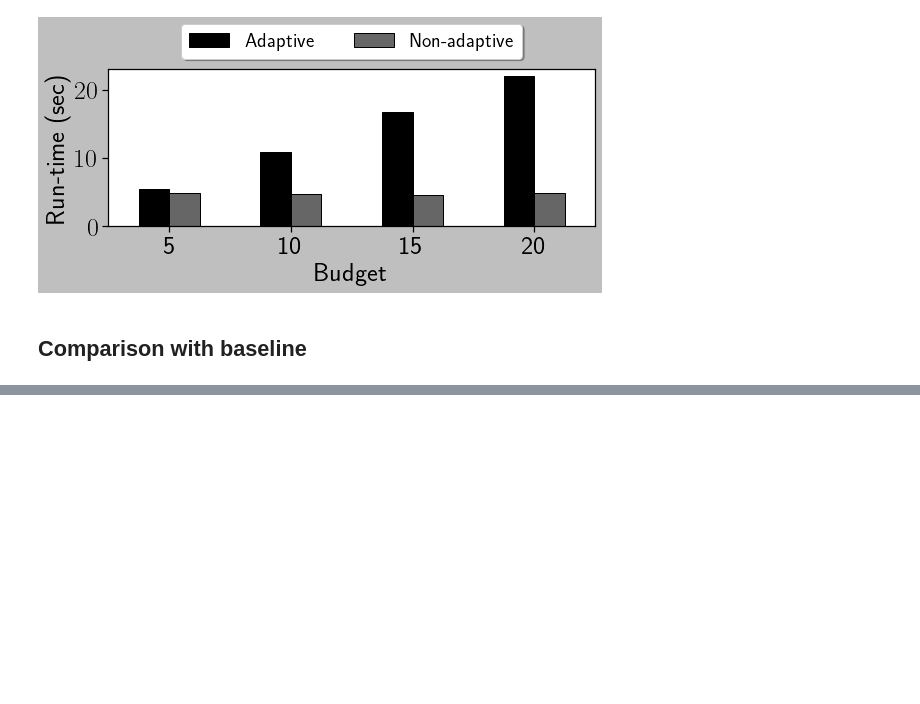
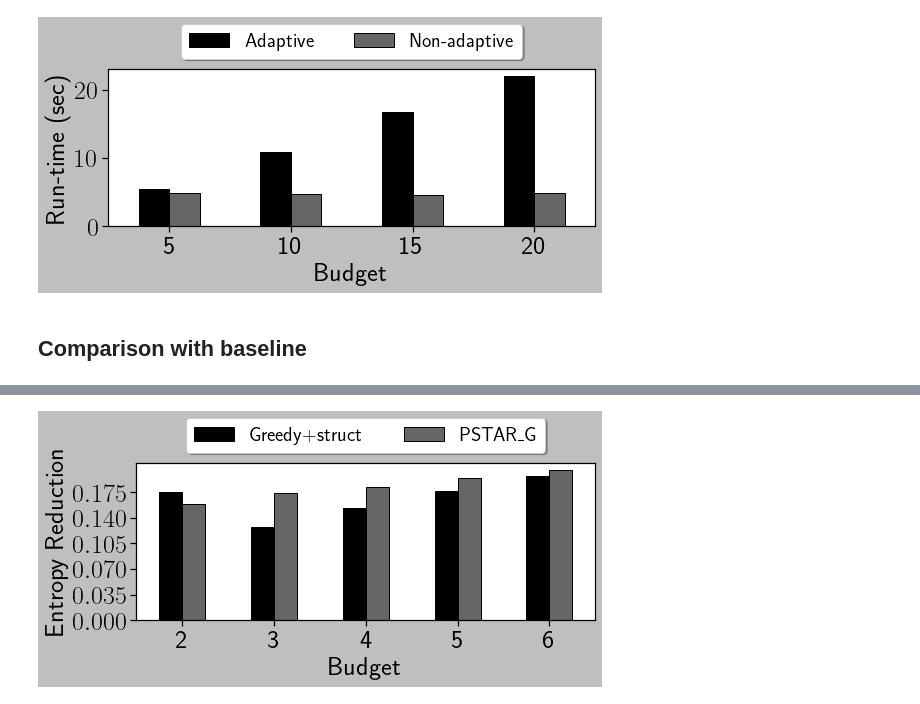
Before and after one commit to toggled/uncertainty, a Jupyter notebook: test.ipynb, the cells around one changed output, grey strips where cells are left out. Drawn from its saved outputs; the diff is of its cells as text; code cells hidden in the pictures; blank space fills up the shorter version.

```diff
--- a/test.ipynb
+++ b/test.ipynb
@@ -2135,3 +2137,84 @@ figs/varyk_products_reach_Q5_ad_nonad_tm.pdf
 # %% [markdown]
 Comparison with baseline
 -----
+# %%
+from matplotlib import pyplot as plt
+from matplotlib.ticker import ScalarFormatter
+plt.rcParams['text.usetex'] = True
+from matplotlib.lines import Line2D,lineStyles
+from itertools import cycle
+import seaborn as sns
+import numpy as np
+import pandas as pd
+sns.set(rc={'figure.figsize':(8,4)})
+sns.set_style("dark", {'axes.grid' : False})
+sns.set_style("ticks")
+plt.style.use('grayscale')
+fontsize = 28
+labelsize = 22
+lw = 2
+
+means = []
+algorithms = []
+times = []
+budgets = []
+data = 'products'
+for k in [2,3,4,5,6]:
+    print('---- budget ---- ',k)
+    b_df = pd.read_csv('7_3_2/TKDE_'+data+'_'+str(k)+'_maxd_4.csv')
+    o_df1 = pd.read_csv('7_3_2/reduce_k_'+str(k)+'_K_10_'+data+'_greedyp_reach_d_4.queries.csv')
+    o_df2 = pd.read_csv('7_3_2/reduce_k_'+str(k)+'_K_10_'+data+'_greedyp_reach_d_2.queries.csv')
+    cols = ['DeltaH','source','target','execution_time','H0','algorithm','qset']
+    concat_df = pd.concat((b_df[cols],o_df1[cols],o_df2[cols]))
+    concat_df = remove(concat_df)
+    b_df = concat_df[concat_df['algorithm']=='TKDE17']
+    o_df = concat_df[concat_df['algorithm']=='greedy+struct']
+    # o_df = pd.concat([o_df1,o_df2])
+    # # b_df = b_df[b_df.qset == 2]
+    # # o_df = o_df[o_df.qset == 2]
+    # # b_df = b_df[b_df.qset == 4]
+    # # o_df = o_df[o_df.qset == 4]
+    # b_df = remove(b_df)
+    # o_df = remove(o_df)
+
+
+    means.append(b_df['DeltaH'].mean())
+    times.append(b_df['execution_time'].mean())
+    budgets.append(k)
+    algorithms.append('PSTAR\_G')
+
+    means.append(o_df['DeltaH'].mean())
+    times.append(o_df['execution_time'].mean())
+    budgets.append(k)
+    algorithms.append('Greedy+struct')
+
+    # qsets = [2,4]
+    # for q in qsets:
+    #     # print(b_df.groupby("qset"))
+    #     df = b_df[b_df.qset == q]
+    #     print('baeline shape: ',df.shape)
+    #     print('Baseline: ', q,' ',df['DeltaH'].mean())
+    #     df = o_df[o_df.qset == q]
+    #     # print(df.head())
+    #     print('ours shape: ',df.shape)
+    #     print('Ours: ', q,' ',df['DeltaH'].mean())
+df = pd.DataFrame({'ent': means, 'time': times,'budget':budgets,'algo':algorithms})
+# df.head()
+# sns.catplot(data = df, x='budget',y='ent',hue = 'algo',kind = 'bar')
+# df.plot.bar(rot=0)
+# axes = df.plot.bar(rot=0, subplots=True, x = 'budget')
+# axes[1].legend(loc=2)
+ax = df.pivot(index='budget', columns='algo', values='ent').plot(kind='bar',rot=0)
+plt.xlabel('Budget', fontsize=fontsize-2)
+plt.ylabel('Entropy Reduction',fontsize=fontsize-2)
+
+plt.xticks(fontsize=fontsize-2)
+plt.yticks(np.linspace(0,0.175,6), fontsize=fontsize-2)
+plt.legend(loc='lower center', bbox_to_anchor=(0.5, 1),\
+          ncol=2, fancybox=True, shadow=True,fontsize=labelsize-2)
+fname = 'figs/sota_'+data+'_effec.pdf'
+print(fname)
+plt.tight_layout()
+plt.savefig(fname)
+plt.show()
+# %% [output]
@@ -2138 +2227,2 @@ Comparison with baseline
+[figure, added]
 # %%
```
Also changed, not shown: parts of 3 cells of this notebook, 1 other file.
